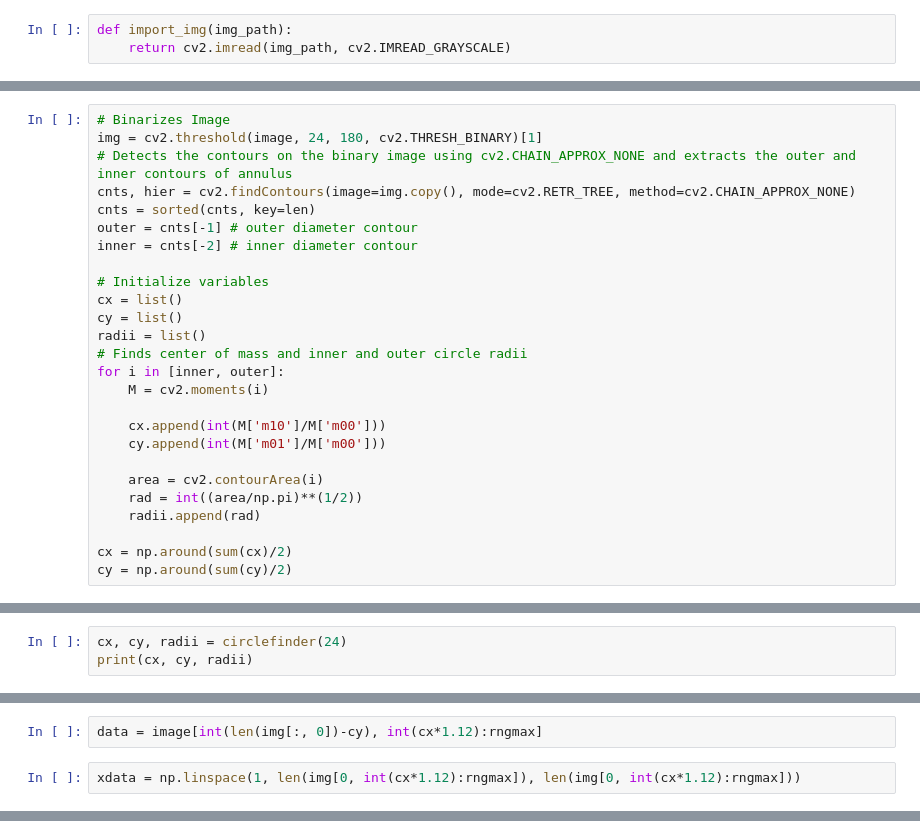
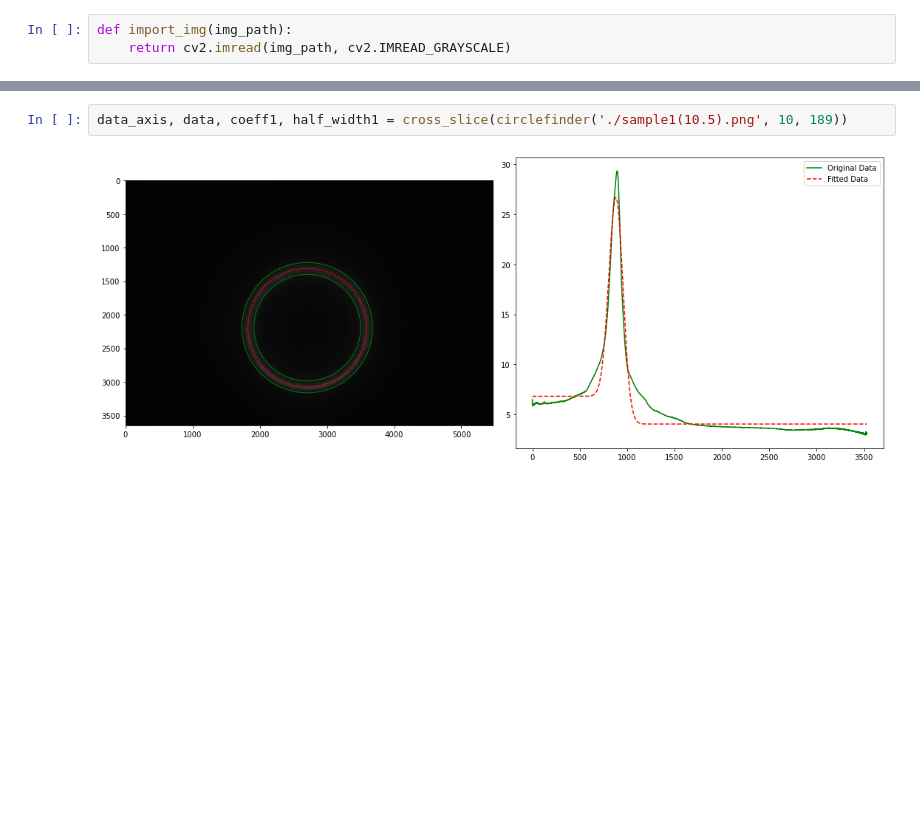
Before and after one commit to ZacharyTu42/FRD-Test, a Jupyter notebook: Circle Finder.ipynb, the cells around one changed output, grey strips where cells are left out. Saved outputs shown, nothing was run; the diff lists cells and outputs as text; blank space fills up the shorter version.

```diff
--- a/Circle Finder.ipynb
+++ b/Circle Finder.ipynb
@@ -90,26 +108,0 @@ lst_intensities.append(image[pts[0], pts[1]])
-# %%
-# Binarizes Image
-img = cv2.threshold(image, 24, 180, cv2.THRESH_BINARY)[1]
-# Detects the contours on the binary image using cv2.CHAIN_APPROX_NONE and extracts the outer and inner contours of annulus
-cnts, hier = cv2.findContours(image=img.copy(), mode=cv2.RETR_TREE, method=cv2.CHAIN_APPROX_NONE)
-cnts = sorted(cnts, key=len)
-outer = cnts[-1] # outer diameter contour
-inner = cnts[-2] # inner diameter contour
-
-# Initialize variables
-cx = list()
-cy = list()
-radii = list()
-# Finds center of mass and inner and outer circle radii
-for i in [inner, outer]:
-    M = cv2.moments(i)
-
-    cx.append(int(M['m10']/M['m00']))
-    cy.append(int(M['m01']/M['m00']))
-
-    area = cv2.contourArea(i)
-    rad = int((area/np.pi)**(1/2))
-    radii.append(rad)
-
-cx = np.around(sum(cx)/2)
-cy = np.around(sum(cy)/2)
@@ -129,3 +108,0 @@ plt.imshow(cimg)
-# %%
-cx, cy, radii = circlefinder(24)
-print(cx, cy, radii)
@@ -145,7 +109,3 @@ plt.plot(xval, image[int(len(img[:, 0])-cy), rngmin:rngmax])
-# %%
-data = image[int(len(img[:, 0])-cy), int(cx*1.12):rngmax]
-# %%
-xdata = np.linspace(1, len(img[0, int(cx*1.12):rngmax]), len(img[0, int(cx*1.12):rngmax]))
 # %%
 # Define model function to be used to fit to the data above:
 def gauss(x, *p):
@@ -180 +197,5 @@ def asym_gauss (x, *p):
+# %%
+data_axis, data, coeff1, half_width1 = cross_slice(circlefinder('./sample1(10.5).png', 10, 189))
+# %% [output]
+[figure, added]
 # %%
```
Also changed, not shown: parts of 30 cells of this notebook.
